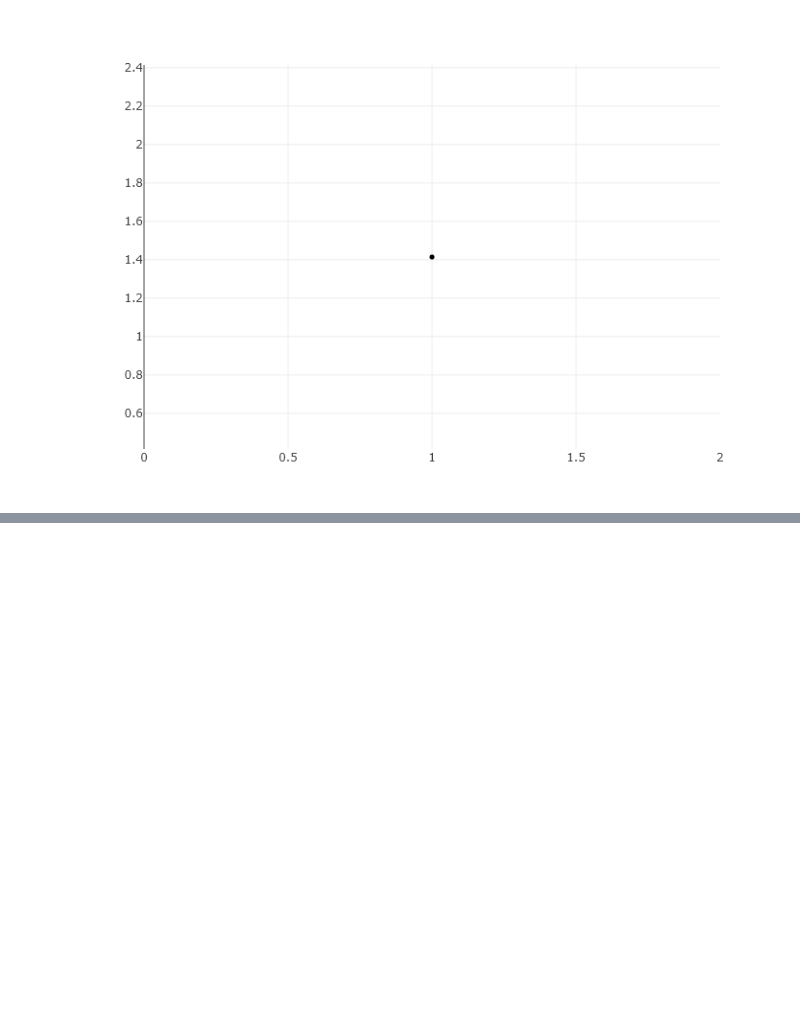
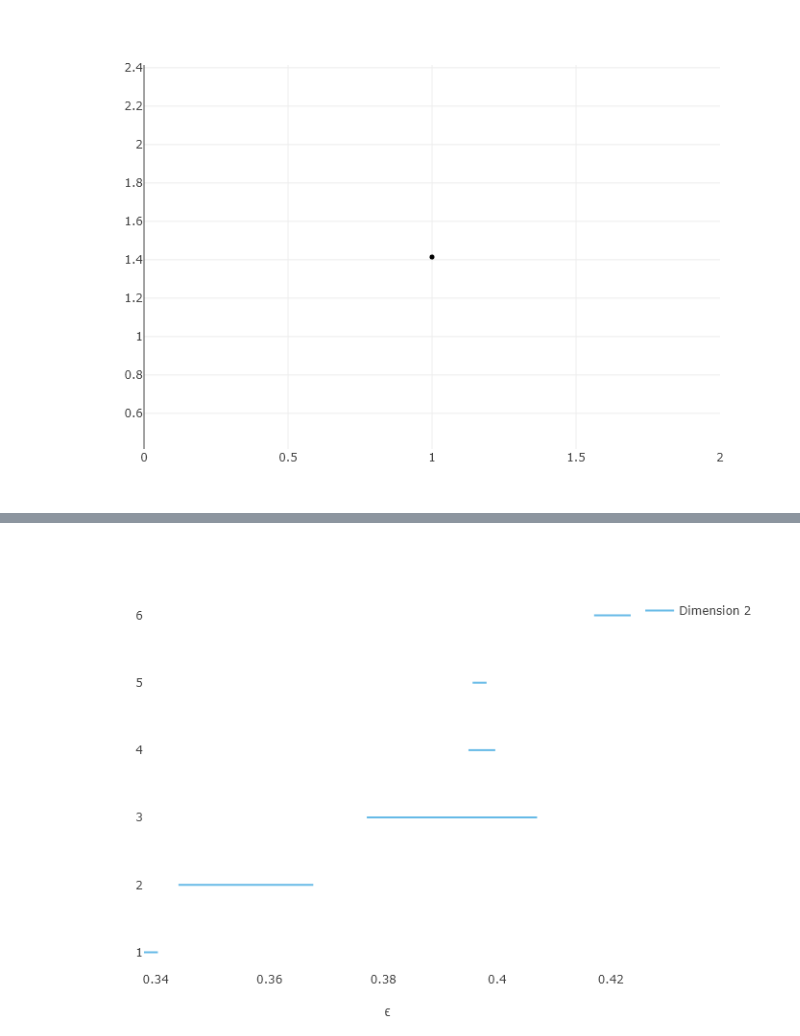
Before and after one commit to Jevi-Waugh/PH-AML, a Jupyter notebook: notebooks/features.ipynb, the cells around one changed output, grey strips where cells are left out. Drawn from its saved outputs; the diff is of its cells as text; code cells hidden in the pictures; blank space fills up the shorter version.

```diff
--- a/notebooks/features.ipynb
+++ b/notebooks/features.ipynb
@@ -47,0 +107,4 @@ plotpersistencediagram_pjs(PH,dim=1)
+# %%
+plotbarcode_pjs(PH, dim=2)
+# %% [output]
+[figure, added]
```
Also changed, not shown: parts of 10 cells of this notebook.
